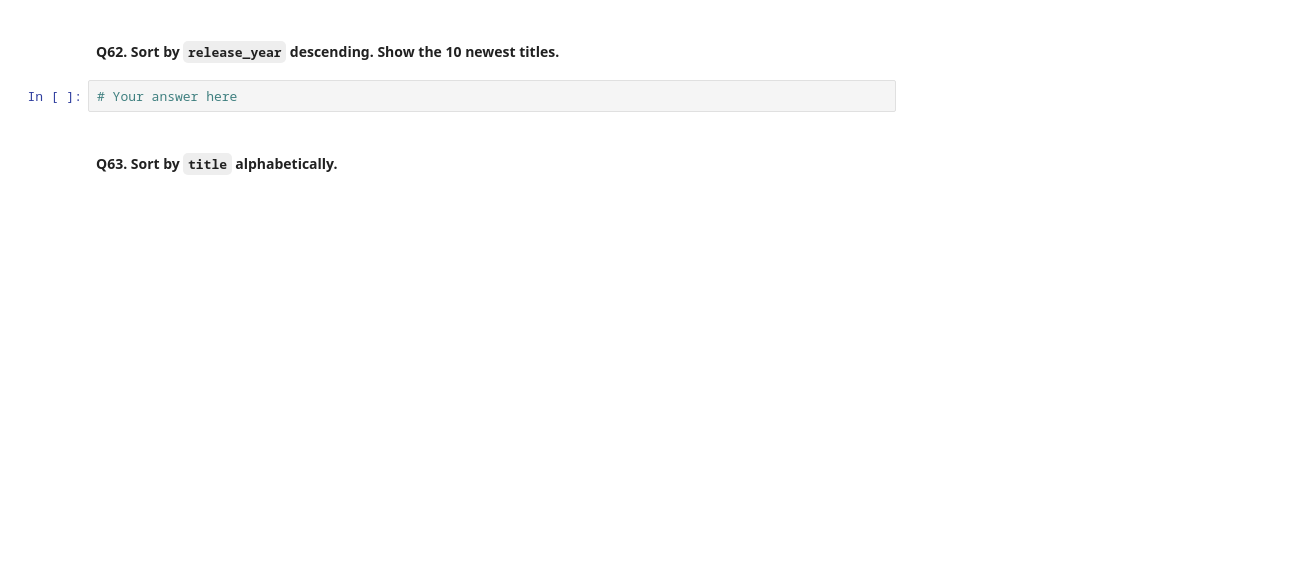
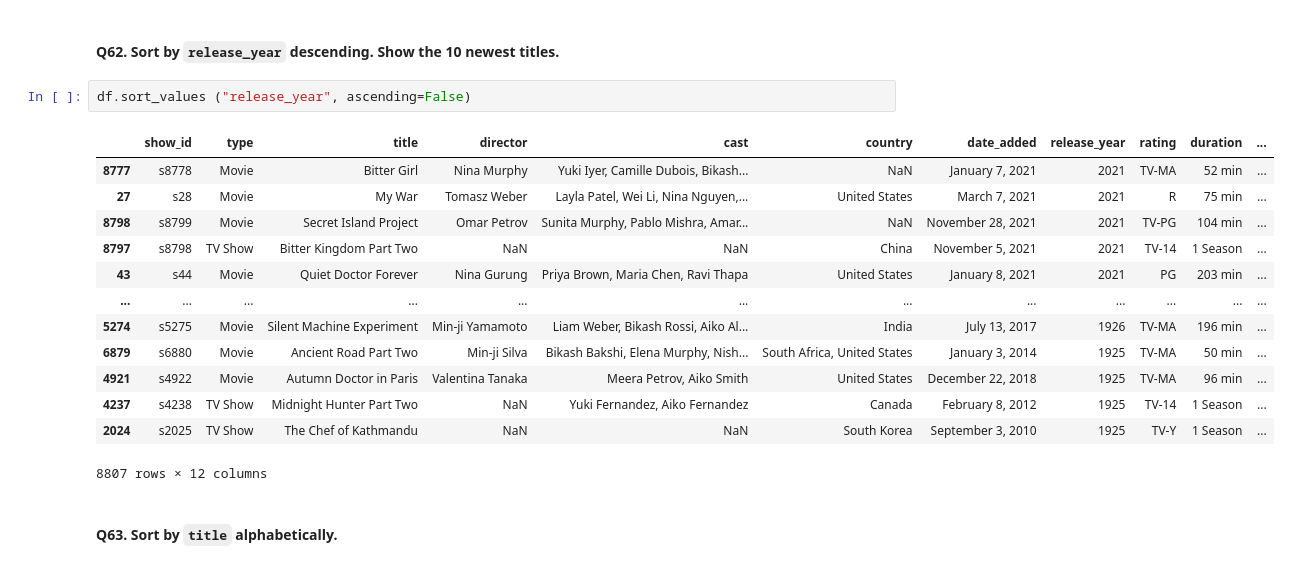
Before and after one commit to Craniax01/pandas, a Jupyter notebook: netflix_workbook_(1).ipynb, the cells around one changed output. Drawn from its saved outputs; the diff is of its cells as text; blank space fills up the shorter version.

```diff
--- a/netflix_workbook_(1).ipynb
+++ b/netflix_workbook_(1).ipynb
@@ -700,7 +926,21 @@ df.loc[(df["release_year"] >= 2015) & (df["release_year"] <= 2020), ["title"]]
 # %% [markdown]
 #### Q62. Sort by `release_year` **descending**. Show the 10 newest titles.
 # %%
-# Your answer here
+df.sort_values ("release_year", ascending=False)
+# %% [output]
+|  | show_id | type | title | director | cast | country | date_added | release_year | rating | duration | ... |
+| 8777 | s8778 | Movie | Bitter Girl | Nina Murphy | Yuki Iyer, Camille Dubois, Bikash... | NaN | January 7, 2021 | 2021 | TV-MA | 52 min | ... |
+| 27 | s28 | Movie | My War | Tomasz Weber | Layla Patel, Wei Li, Nina Nguyen,... | United States | March 7, 2021 | 2021 | R | 75 min | ... |
+| 8798 | s8799 | Movie | Secret Island Project | Omar Petrov | Sunita Murphy, Pablo Mishra, Amar... | NaN | November 28, 2021 | 2021 | TV-PG | 104 min | ... |
+| 8797 | s8798 | TV Show | Bitter Kingdom Part Two | NaN | NaN | China | November 5, 2021 | 2021 | TV-14 | 1 Season | ... |
+| 43 | s44 | Movie | Quiet Doctor Forever | Nina Gurung | Priya Brown, Maria Chen, Ravi Thapa | United States | January 8, 2021 | 2021 | PG | 203 min | ... |
+| ... | ... | ... | ... | ... | ... | ... | ... | ... | ... | ... | ... |
+| 5274 | s5275 | Movie | Silent Machine Experiment | Min-ji Yamamoto | Liam Weber, Bikash Rossi, Aiko Al... | India | July 13, 2017 | 1926 | TV-MA | 196 min | ... |
+| 6879 | s6880 | Movie | Ancient Road Part Two | Min-ji Silva | Bikash Bakshi, Elena Murphy, Nish... | South Africa, United States | January 3, 2014 | 1925 | TV-MA | 50 min | ... |
+| 4921 | s4922 | Movie | Autumn Doctor in Paris | Valentina Tanaka | Meera Petrov, Aiko Smith | United States | December 22, 2018 | 1925 | TV-MA | 96 min | ... |
+| 4237 | s4238 | TV Show | Midnight Hunter Part Two | NaN | Yuki Fernandez, Aiko Fernandez | Canada | February 8, 2012 | 1925 | TV-14 | 1 Season | ... |
+| 2024 | s2025 | TV Show | The Chef of Kathmandu | NaN | NaN | South Korea | September 3, 2010 | 1925 | TV-Y | 1 Season | ... |
+8807 rows × 12 columns
 # %% [markdown]
 #### Q63. Sort by `title` alphabetically.
 # %%
```
Also changed, not shown: parts of 23 cells of this notebook.
